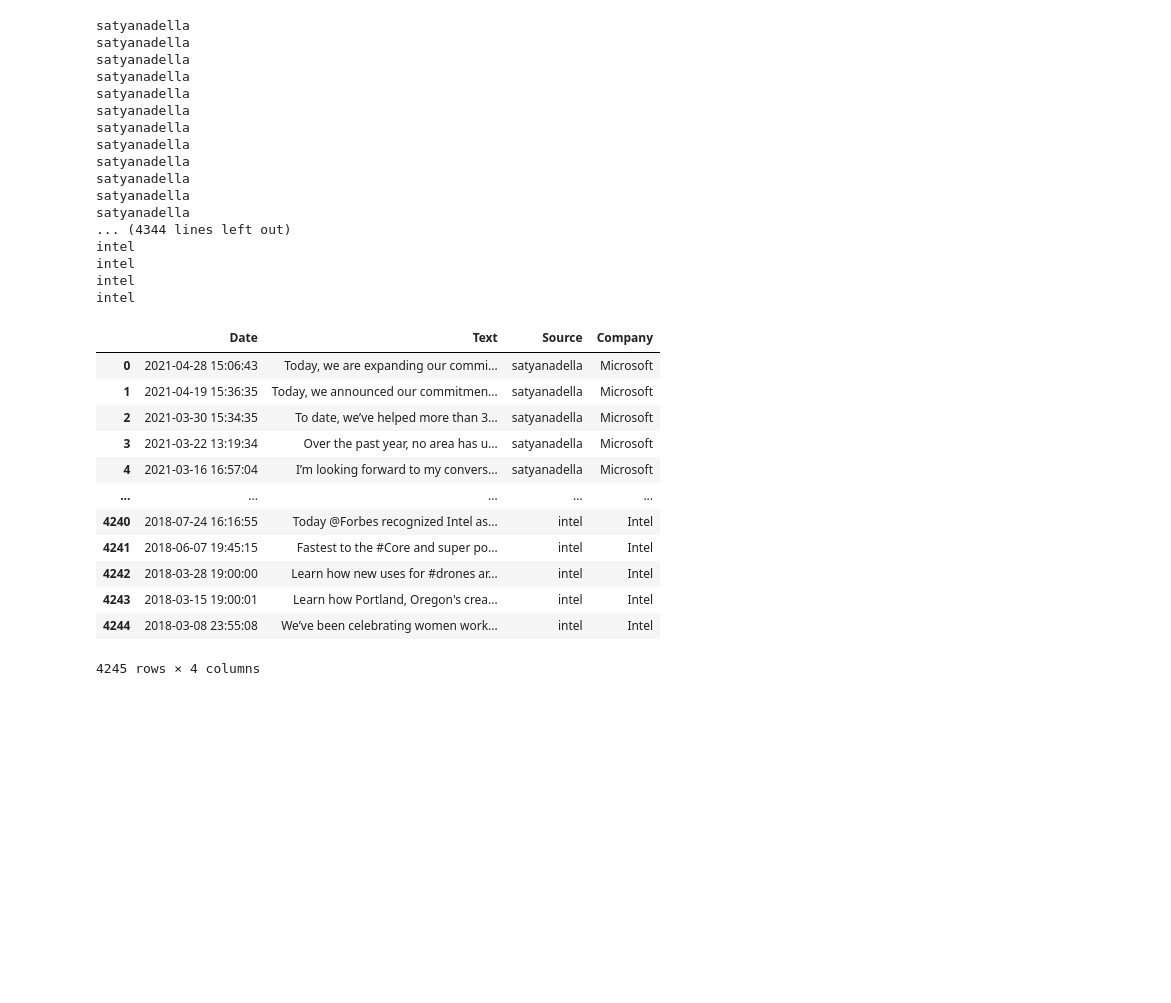
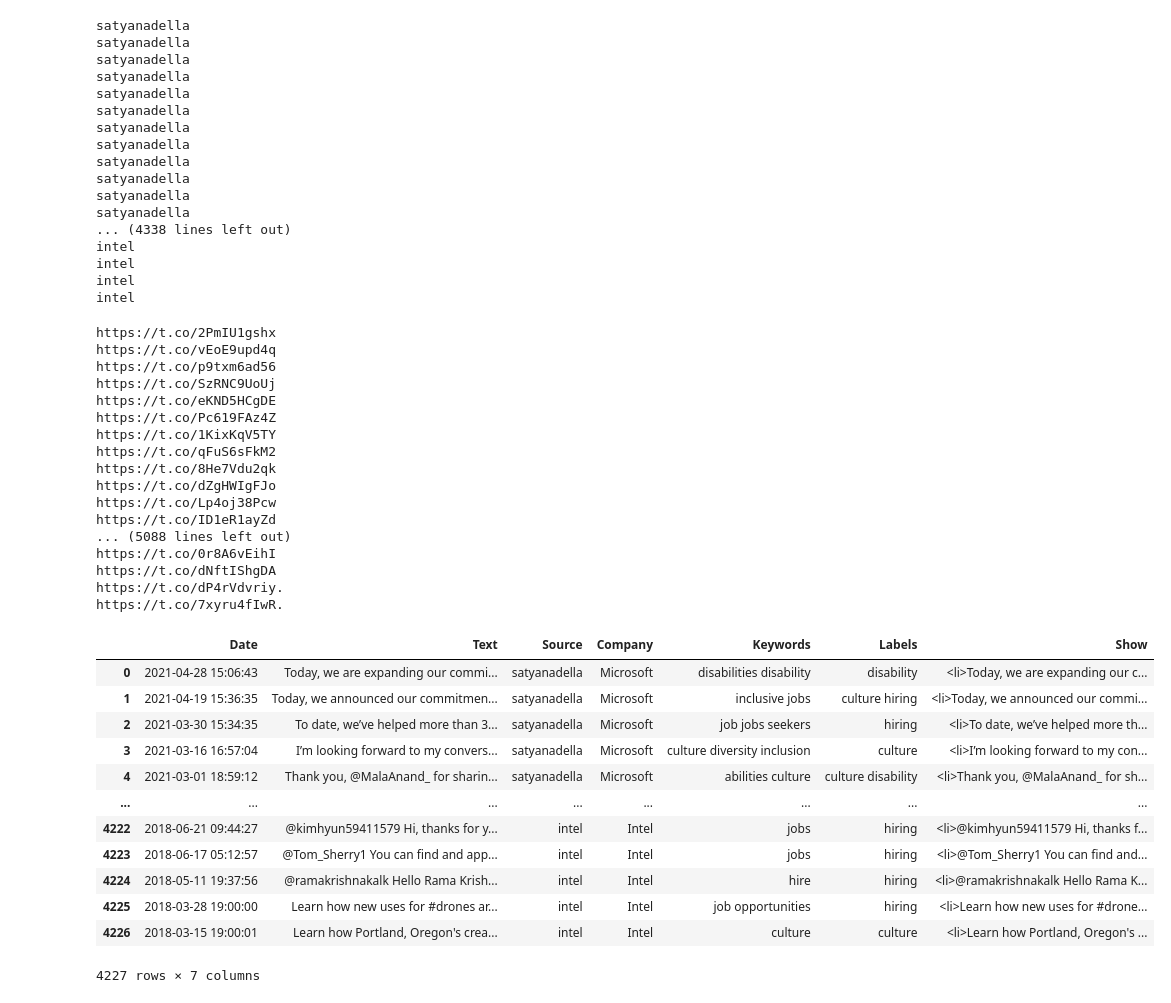
Before and after one commit to sawhney-kartik/inclusive-employement, a Jupyter notebook: Twitter/Twitter.ipynb, the cells around one changed output. Saved outputs shown, nothing was run; the diff lists cells and outputs as text; code cells hidden in the pictures; blank space fills up the shorter version.

```diff
--- a/Twitter/Twitter.ipynb
+++ b/Twitter/Twitter.ipynb
@@ -22,7 +25,7 @@ auth = tweepy.OAuthHandler(api_key, api_secret)
 auth.set_access_token(token, token_secret)
 api = tweepy.API(auth, wait_on_rate_limit=True)
 # %%
-accounts = ['@satyanadella', '@jennylayfluffy', '@BradSmi', '@MSFTEnable', '@MSFTnews', '@ChuckRobbins', '@WeAreCisco', '@Cisco', '@PGelsinger', '@AmyLWarner1', '@WeAreIntel', '@intel']
+accounts = ['@satyanadella', '@jennylayfluffy', '@BradSmi', '@Microsoft', '@MSFTEnable', '@MSFTnews', '@ChuckRobbins', '@WeAreCisco', '@Cisco', '@PGelsinger', '@AmyLWarner1', '@WeAreIntel', '@intel']
 # %%
 # # Authorize our Twitter credentials
 # auth = tweepy.OAuthHandler(api_key, api_secret)
@@ -43,2 +44,2 @@ accounts = ['@satyanadella', '@jennylayfluffy', '@BradSmi', '@MSFTEnable', '@MSF
 # %%
-dt, text, source = [], [], []
+dt, text, source, links = [], [], [], []
@@ -74,18 +145,32 @@ def company(str):
 for account in accounts:
     if account == '@PGelsinger':
         for status in tweepy.Cursor(api.user_timeline, screen_name=account, tweet_mode="extended", since="2021-02-15",).items():
-            if isRelevant(status.full_text):
-                text.append(status.full_text)
+            if isRelevant(clean(status.full_text)) and 'vmware' not in clean(status.full_text):
+                #urls = []
                 dt.append(status.created_at)
                 source.append(status.user.screen_name)
                 print(status.user.screen_name)
+                try:
+                    text.append('RT: ' + status.retweeted_status.full_text)
+                except AttributeError:  # Not a Retweet
+                    text.append(status.full_text)
+#                 for i in range(len(status.entities['urls'])):
+#                     urls.append(status.entities['urls'][i]['url'])
+#                 links.append(' '.join(urls))
     else:
         for status in tweepy.Cursor(api.user_timeline, screen_name=account, tweet_mode="extended", since="2020-09-01",).items():
-            if isRelevant(status.full_text):
-                text.append(status.full_text)
+            if isRelevant(clean(status.full_text)):
+                #urls = []
                 dt.append(status.created_at)
                 source.append(status.user.screen_name)
                 print(status.user.screen_name)
+                try:
+                    text.append('RT: ' + status.retweeted_status.full_text)
+                except AttributeError:  # Not a Retweet
+                    text.append(status.full_text)
+#                 for i in range(len(status.entities['urls'])):
+#                     urls.append(status.entities['urls'][i]['url'])
+                #links.append(' '.join(urls))
 # %% [output]
 satyanadella
 satyanadella
@@ -99,7 +184,7 @@ satyanadella
 satyanadella
 satyanadella
 satyanadella
-... (4344 lines left out)
+... (4338 lines left out)
 intel
 intel
 intel
@@ -107,20 +192,40 @@ intel
 # %%
 df = pd.DataFrame(list(zip(dt, text, source)), columns = ['Date', 'Text', 'Source'])
 df = df.drop_duplicates(subset=['Text'])
 df.reset_index(inplace=True, drop=True)
 df['Company'] = df['Source'].apply(lambda x:company(x))
+df['Keywords'] = df['Text'].apply(lambda x: keys(clean(x)))
+df['Labels'] = df['Text'].apply(lambda x: tags(clean(x)))
+df['Show'] = df['Text'].apply(lambda x: show(x))
 df
 # %% [output]
+https://t.co/2PmIU1gshx
+https://t.co/vEoE9upd4q
+https://t.co/p9txm6ad56
+https://t.co/SzRNC9UoUj
+https://t.co/eKND5HCgDE
+https://t.co/Pc619FAz4Z
+https://t.co/1KixKqV5TY
+https://t.co/qFuS6sFkM2
+https://t.co/8He7Vdu2qk
+https://t.co/dZgHWIgFJo
+https://t.co/Lp4oj38Pcw
+https://t.co/ID1eR1ayZd
+... (5088 lines left out)
+https://t.co/0r8A6vEihI
+https://t.co/dNftIShgDA
+https://t.co/dP4rVdvriy.
+https://t.co/7xyru4fIwR.
-|  | Date | Text | Source | Company |
-| 0 | 2021-04-28 15:06:43 | Today, we are expanding our commi... | satyanadella | Microsoft |
-| 1 | 2021-04-19 15:36:35 | Today, we announced our commitmen... | satyanadella | Microsoft |
-| 2 | 2021-03-30 15:34:35 | To date, we’ve helped more than 3... | satyanadella | Microsoft |
-| 3 | 2021-03-22 13:19:34 | Over the past year, no area has u... | satyanadella | Microsoft |
-| 4 | 2021-03-16 16:57:04 | I’m looking forward to my convers... | satyanadella | Microsoft |
-| ... | ... | ... | ... | ... |
-| 4240 | 2018-07-24 16:16:55 | Today @Forbes recognized Intel as... | intel | Intel |
-| 4241 | 2018-06-07 19:45:15 | Fastest to the #Core and super po... | intel | Intel |
-| 4242 | 2018-03-28 19:00:00 | Learn how new uses for #drones ar... | intel | Intel |
-| 4243 | 2018-03-15 19:00:01 | Learn how Portland, Oregon's crea... | intel | Intel |
-| 4244 | 2018-03-08 23:55:08 | We’ve been celebrating women work... | intel | Intel |
+|  | Date | Text | Source | Company | Keywords | Labels | Show |
+| 0 | 2021-04-28 15:06:43 | Today, we are expanding our commi... | satyanadella | Microsoft | disabilities disability | disability | <li>Today, we are expanding our c... |
+| 1 | 2021-04-19 15:36:35 | Today, we announced our commitmen... | satyanadella | Microsoft | inclusive jobs | culture hiring | <li>Today, we announced our commi... |
+| 2 | 2021-03-30 15:34:35 | To date, we’ve helped more than 3... | satyanadella | Microsoft | job jobs seekers | hiring | <li>To date, we’ve helped more th... |
+| 3 | 2021-03-16 16:57:04 | I’m looking forward to my convers... | satyanadella | Microsoft | culture diversity inclusion | culture | <li>I’m looking forward to my con... |
+| 4 | 2021-03-01 18:59:12 | Thank you, @MalaAnand_ for sharin... | satyanadella | Microsoft | abilities culture | culture disability | <li>Thank you, @MalaAnand_ for sh... |
+| ... | ... | ... | ... | ... | ... | ... | ... |
+| 4222 | 2018-06-21 09:44:27 | @kimhyun59411579 Hi, thanks for y... | intel | Intel | jobs | hiring | <li>@kimhyun59411579 Hi, thanks f... |
+| 4223 | 2018-06-17 05:12:57 | @Tom_Sherry1 You can find and app... | intel | Intel | jobs | hiring | <li>@Tom_Sherry1 You can find and... |
+| 4224 | 2018-05-11 19:37:56 | @ramakrishnakalk Hello Rama Krish... | intel | Intel | hire | hiring | <li>@ramakrishnakalk Hello Rama K... |
+| 4225 | 2018-03-28 19:00:00 | Learn how new uses for #drones ar... | intel | Intel | job opportunities | hiring | <li>Learn how new uses for #drone... |
+| 4226 | 2018-03-15 19:00:01 | Learn how Portland, Oregon's crea... | intel | Intel | culture | culture | <li>Learn how Portland, Oregon's ... |
-4245 rows × 4 columns
+4227 rows × 7 columns
```
Also changed, not shown: parts of 37 cells of this notebook, 3 other files.
